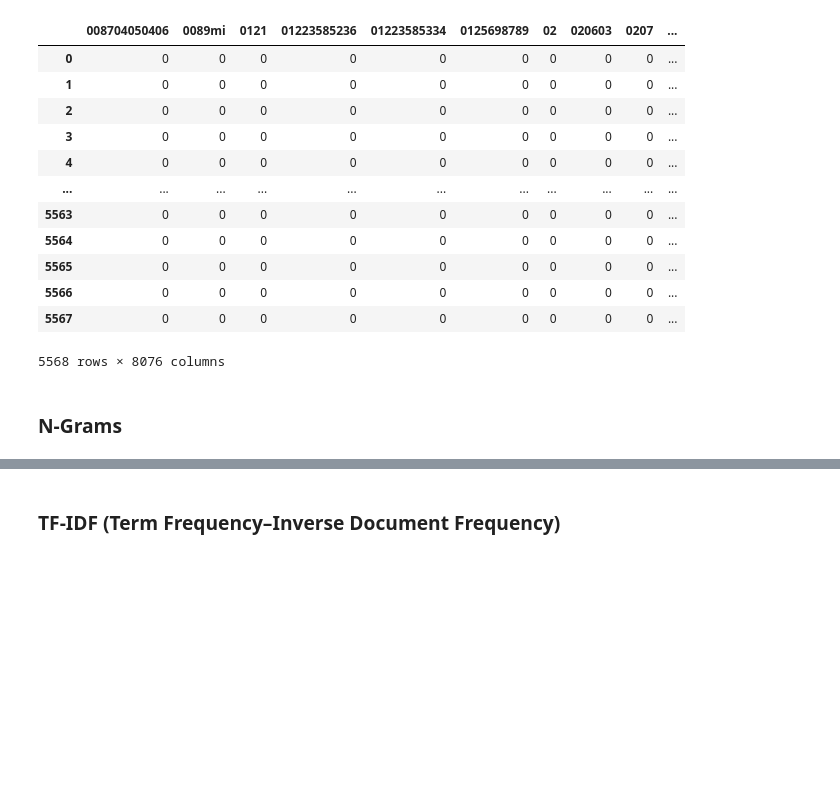
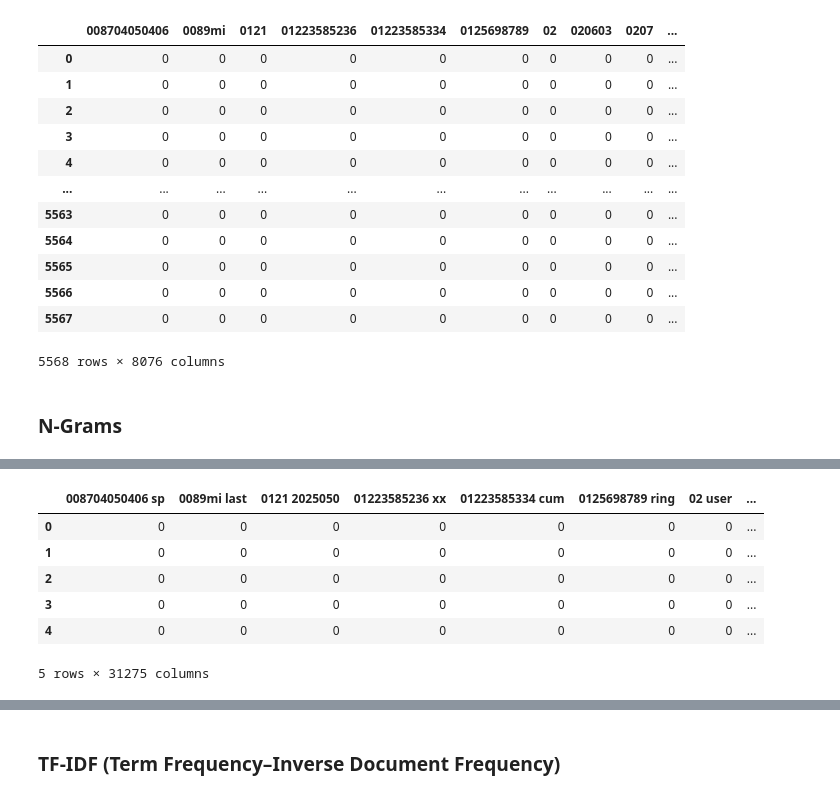
Before and after one commit to abhiyanbhattarai/NLP-Tutorial, a Jupyter notebook: NLP Learning.ipynb, the cells around one changed output, grey strips where cells are left out. Cells and saved outputs as stored; diff of their text form; code cells hidden in the pictures; blank space fills up the shorter version.

```diff
--- a/NLP Learning.ipynb
+++ b/NLP Learning.ipynb
@@ -364,0 +307,11 @@ X_counts_df
+# %%
+X_counts_ngram_df.columns = n_gram_vect.get_feature_names()
+X_counts_ngram_df.head()
+# %% [output]
+|  | 008704050406 sp | 0089mi last | 0121 2025050 | 01223585236 xx | 01223585334 cum | 0125698789 ring | 02 user | ... |
+| 0 | 0 | 0 | 0 | 0 | 0 | 0 | 0 | ... |
+| 1 | 0 | 0 | 0 | 0 | 0 | 0 | 0 | ... |
+| 2 | 0 | 0 | 0 | 0 | 0 | 0 | 0 | ... |
+| 3 | 0 | 0 | 0 | 0 | 0 | 0 | 0 | ... |
+| 4 | 0 | 0 | 0 | 0 | 0 | 0 | 0 | ... |
+5 rows × 31275 columns
```
Also changed, not shown: parts of 34 cells of this notebook.
